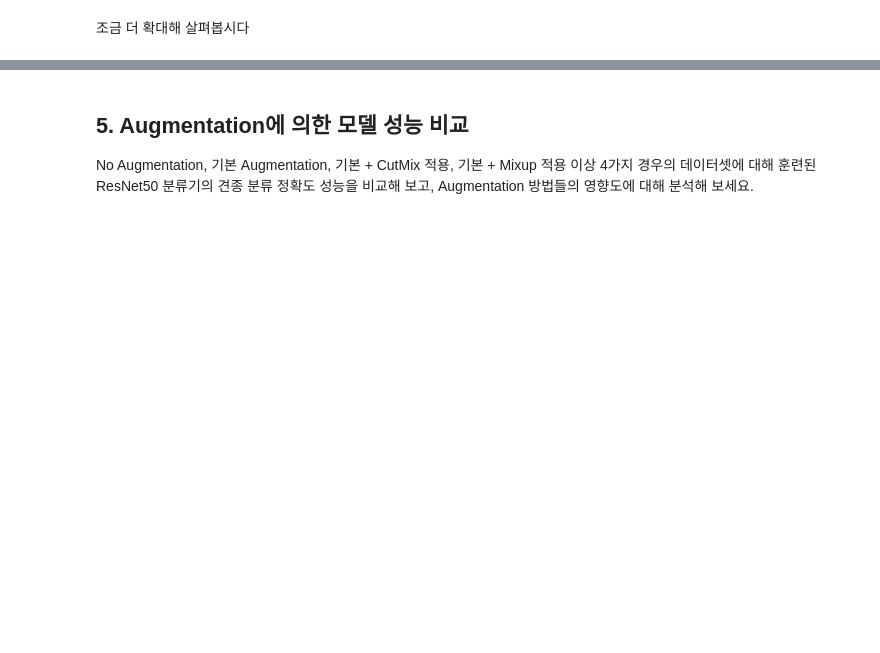
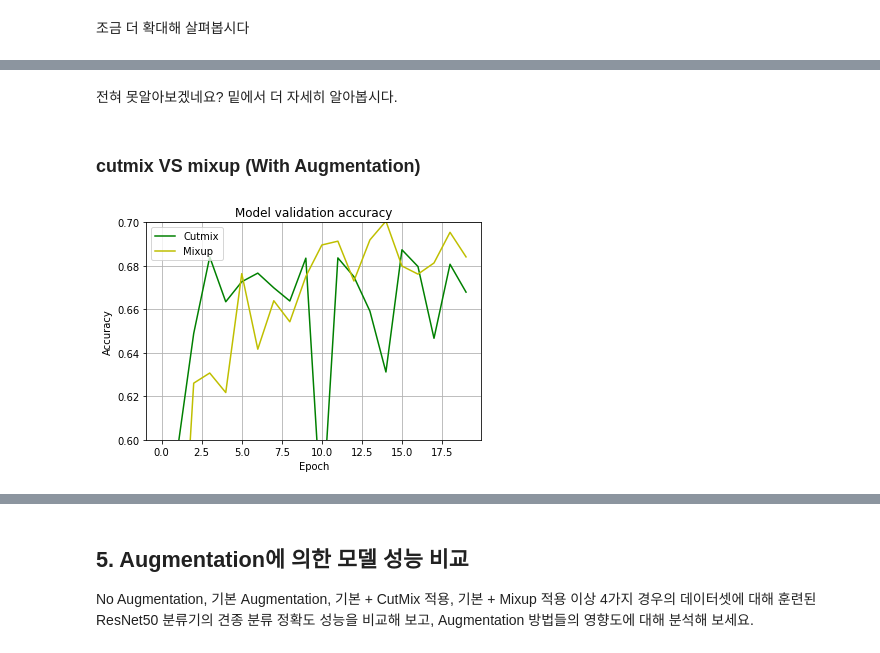
Before and after one commit to itchyfeet-patient/Going_Deeper, a Jupyter notebook: Cutmix_Mixup_Comparative_Experiment/[GD_2]Data_Augmentation.ipynb, the cells around one changed output, grey strips where cells are left out. Cells and saved outputs as stored; diff of their text form; code cells hidden in the pictures; blank space fills up the shorter version.

```diff
--- a/Cutmix_Mixup_Comparative_Experiment/[GD_2]Data_Augmentation.ipynb
+++ b/Cutmix_Mixup_Comparative_Experiment/[GD_2]Data_Augmentation.ipynb
@@ -527,0 +668,17 @@ Augmentation을 준 모델이 accuracy가 더 높습니다~!
+# %% [markdown]
+전혀 못알아보겠네요? 밑에서 더 자세히 알아봅시다.
+# %% [markdown]
+### **cutmix VS mixup (With Augmentation)**
+# %%
+plt.plot(history_resnet50_aug_cutmix.history['val_accuracy'], 'g')
+plt.plot(history_resnet50_aug_mixup.history['val_accuracy'], 'y')
+plt.title('Model validation accuracy')
+plt.ylabel('Accuracy')
+plt.xlabel('Epoch')
+plt.legend(['Cutmix', 'Mixup'], loc='upper left')
+plt.grid(True)
+#plt.xlim(0.72, 0.76)
+plt.ylim(0.6, 0.7)  # EPOCH=20으로 진행한다면 이 범위가 적당합니다.
+plt.show()
+# %% [output]
+[figure, added]
```
Also changed, not shown: parts of 36 cells of this notebook.
